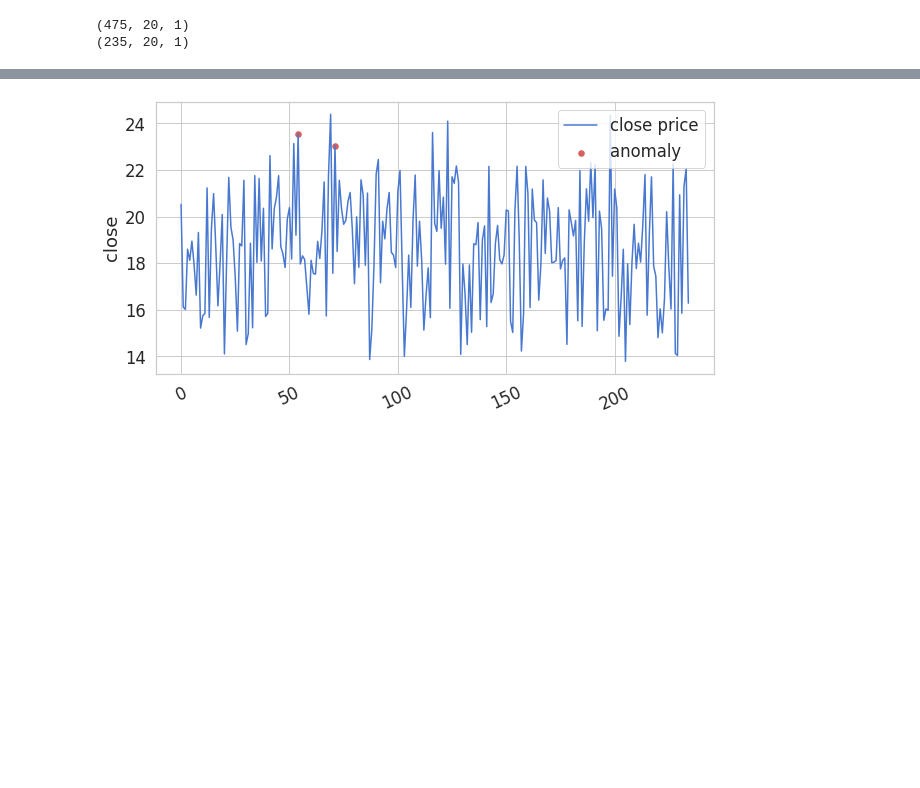
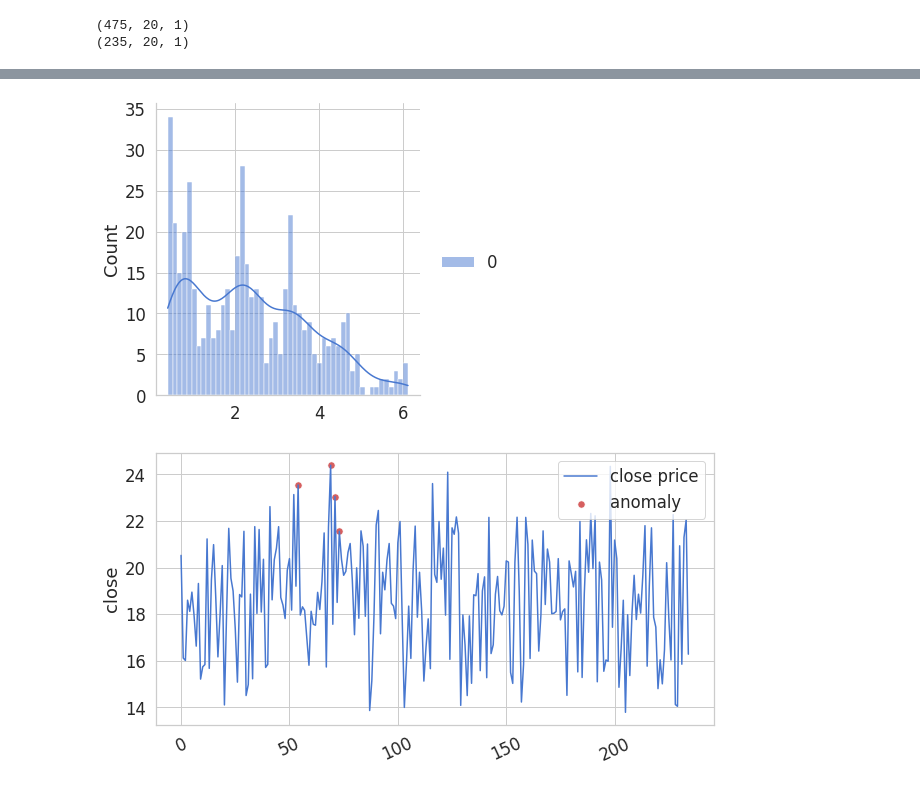
Before and after one commit to VissaMoutafis/Time-Series-Processing-with-Tensorflow, a Jupyter notebook: AutoEncoder.ipynb, the cells around one changed output, grey strips where cells are left out. Cells and saved outputs as stored; diff of their text form; code cells hidden in the pictures; blank space fills up the shorter version.

```diff
--- a/AutoEncoder.ipynb
+++ b/AutoEncoder.ipynb
@@ -271,3 +292,11 @@ sns.displot(train_mae_loss, bins=50, kde=True);
+# %%
+import seaborn as sns
+X_train_pred = model2.model.predict(X_train)
+
+train_mae_loss = np.mean(np.abs(X_train_pred - X_train), axis=1)
+sns.displot(train_mae_loss, bins=50, kde=True);
+# %% [output]
+[figure, added]
 # %%
 def plot_anomalies(model,X_train, X_test, y_train, y_test):
   X_test_pred = model.model.predict(X_test)
@@ -304,6 +333,6 @@ def plot_anomalies(model,X_train, X_test, y_train, y_test):
   plt.xticks(rotation=25)
   plt.legend();
 # %%
-plot_anomalies(model,X_train, X_test, y_train, y_test)
+plot_anomalies(model1,X_train, X_test, y_train, y_test)
 # %% [output]
-[figure, old version]
+[figure, new version]
```
Also changed, not shown: parts of 12 cells of this notebook.
